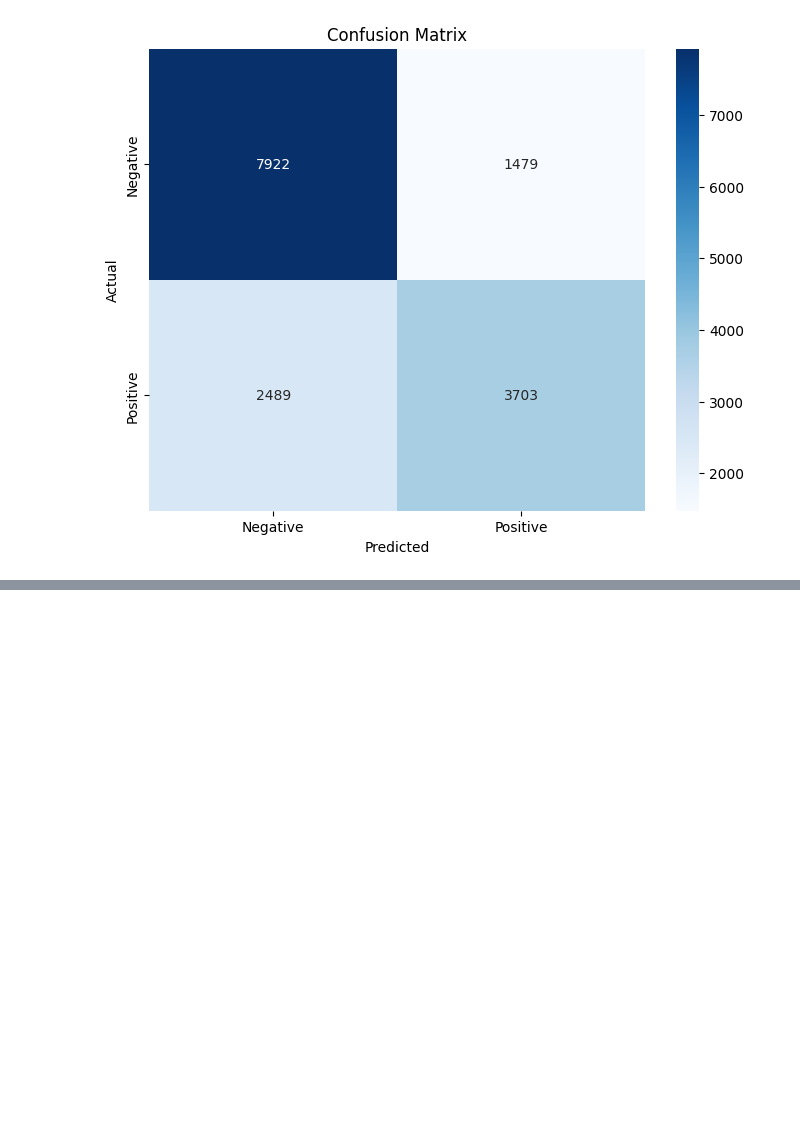
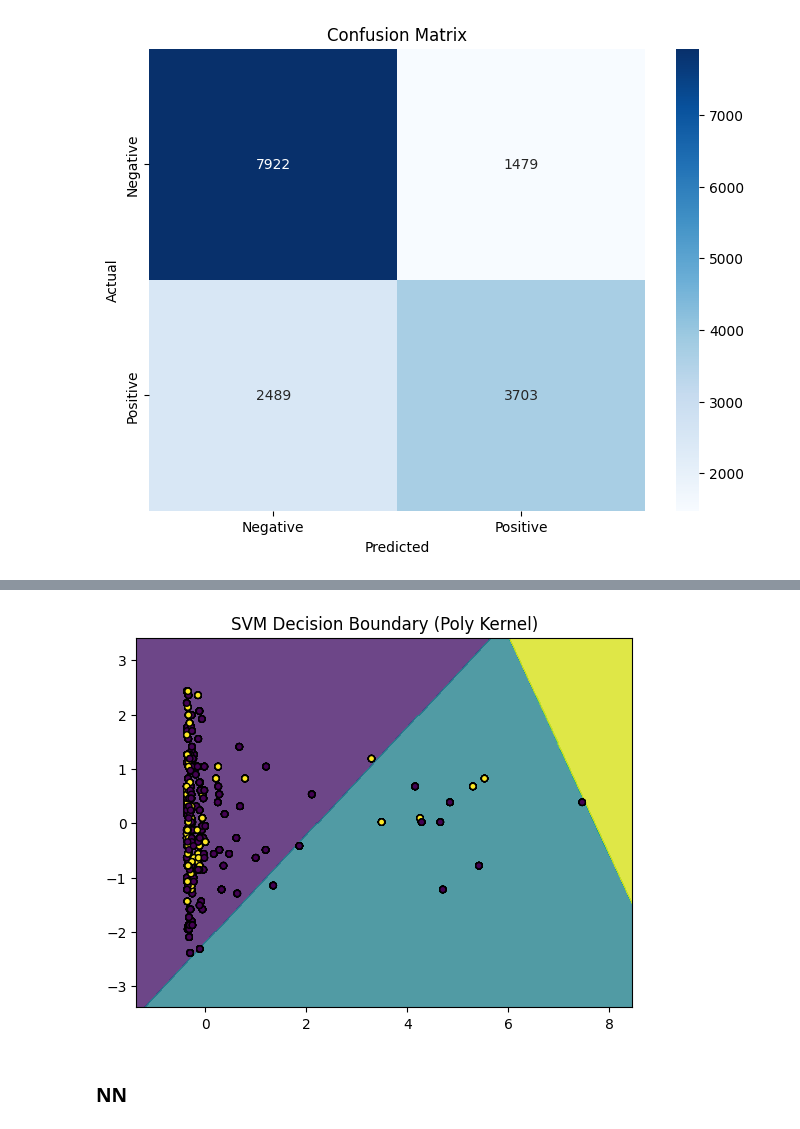
Before and after one commit to amanr24/ML, a Jupyter notebook: LegWord.ipynb, the cells around one changed output, grey strips where cells are left out. Drawn from its saved outputs; the diff is of its cells as text; code cells hidden in the pictures; blank space fills up the shorter version.

```diff
--- a/LegWord.ipynb
+++ b/LegWord.ipynb
@@ -1462,0 +1536,29 @@ get_confusion_matrix([[7922, 1479]
+# %%
+X = merged_data.drop('is_win', axis=1)  # Replace 'target_column_name' with the actual name of your target column
+y = merged_data['is_win']
+
+X_train, X_test, y_train, y_test = train_test_split(X, y, test_size=0.2, random_state=42)
+
+scaler = StandardScaler()
+X_train_scaled = scaler.fit_transform(X_train)
+X_test_scaled = scaler.transform(X_test)
+
+svm_model = SVC(kernel='poly', C=1, random_state=42)
+svm_model.fit(X_train_scaled, y_train)
+
+
+x_min, x_max = X_train_scaled[:, 0].min() - 1, X_train_scaled[:, 0].max() + 1
+y_min, y_max = X_train_scaled[:, 1].min() - 1, X_train_scaled[:, 1].max() + 1
+xx, yy = np.meshgrid(np.arange(x_min, x_max, 0.02),
+                     np.arange(y_min, y_max, 0.02))
+Z = svm.predict(np.c_[xx.ravel(), yy.ravel()])
+Z = Z.reshape(xx.shape)
+
+plt.contourf(xx, yy, Z, alpha=0.8)
+plt.scatter(X_train_scaled[:, 0], X_train_scaled[:, 1], c=y_train, edgecolors='k', s=20)
+plt.title('SVM Decision Boundary (Poly Kernel)')
+plt.show()
+# %% [output]
+[figure, added]
+# %% [markdown]
+### NN
```
Also changed, not shown: parts of 20 cells of this notebook.
